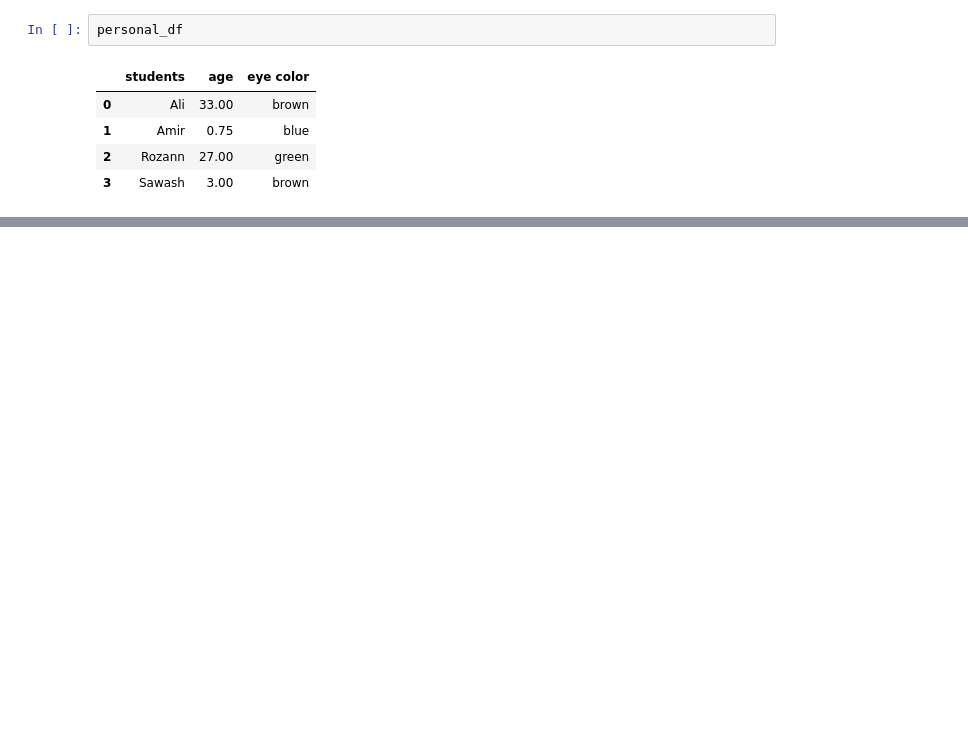
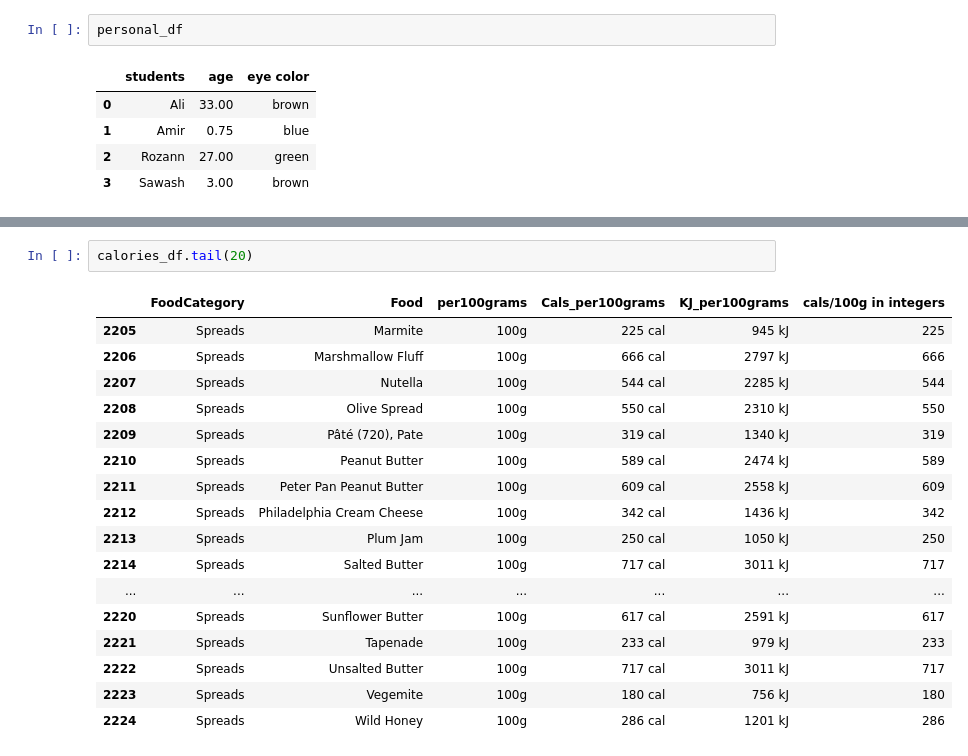
Before and after one commit to aleylani/Databehandling, a Jupyter notebook: code_alongs/L1_pandas_basics.ipynb, the cells around one changed output, grey strips where cells are left out. Drawn from its saved outputs; the diff is of its cells as text; blank space fills up the shorter version.

```diff
--- a/code_alongs/L1_pandas_basics.ipynb
+++ b/code_alongs/L1_pandas_basics.ipynb
@@ -297,0 +540,20 @@ personal_df
+# %%
+calories_df.tail(20)
+# %% [output]
+|  | FoodCategory | Food | per100grams | Cals_per100grams | KJ_per100grams | cals/100g in integers |
+| 2205 | Spreads | Marmite | 100g | 225 cal | 945 kJ | 225 |
+| 2206 | Spreads | Marshmallow Fluff | 100g | 666 cal | 2797 kJ | 666 |
+| 2207 | Spreads | Nutella | 100g | 544 cal | 2285 kJ | 544 |
+| 2208 | Spreads | Olive Spread | 100g | 550 cal | 2310 kJ | 550 |
+| 2209 | Spreads | Pâté (720), Pate | 100g | 319 cal | 1340 kJ | 319 |
+| 2210 | Spreads | Peanut Butter | 100g | 589 cal | 2474 kJ | 589 |
+| 2211 | Spreads | Peter Pan Peanut Butter | 100g | 609 cal | 2558 kJ | 609 |
+| 2212 | Spreads | Philadelphia Cream Cheese | 100g | 342 cal | 1436 kJ | 342 |
+| 2213 | Spreads | Plum Jam | 100g | 250 cal | 1050 kJ | 250 |
+| 2214 | Spreads | Salted Butter | 100g | 717 cal | 3011 kJ | 717 |
+| ... | ... | ... | ... | ... | ... | ... |
+| 2220 | Spreads | Sunflower Butter | 100g | 617 cal | 2591 kJ | 617 |
+| 2221 | Spreads | Tapenade | 100g | 233 cal | 979 kJ | 233 |
+| 2222 | Spreads | Unsalted Butter | 100g | 717 cal | 3011 kJ | 717 |
+| 2223 | Spreads | Vegemite | 100g | 180 cal | 756 kJ | 180 |
+| 2224 | Spreads | Wild Honey | 100g | 286 cal | 1201 kJ | 286 |
```
Also changed, not shown: parts of 30 cells of this notebook.
